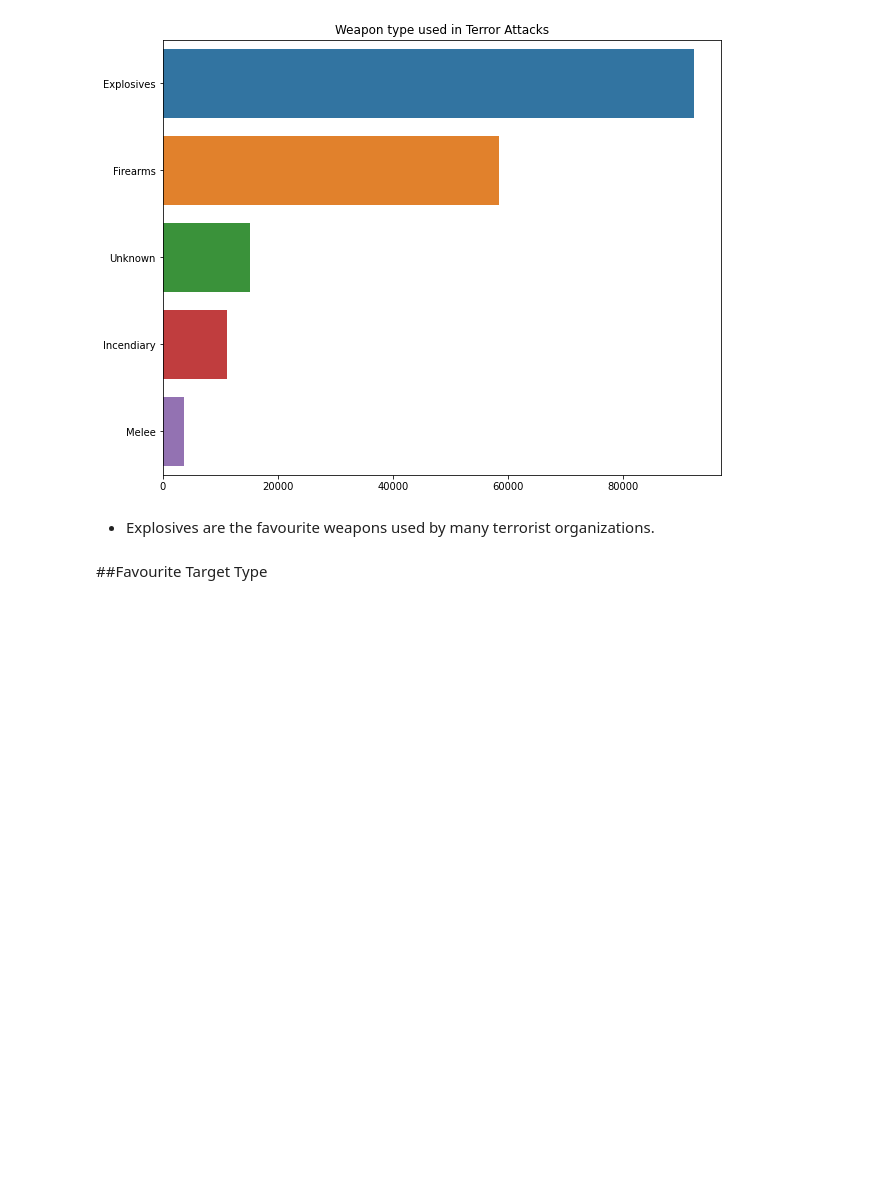
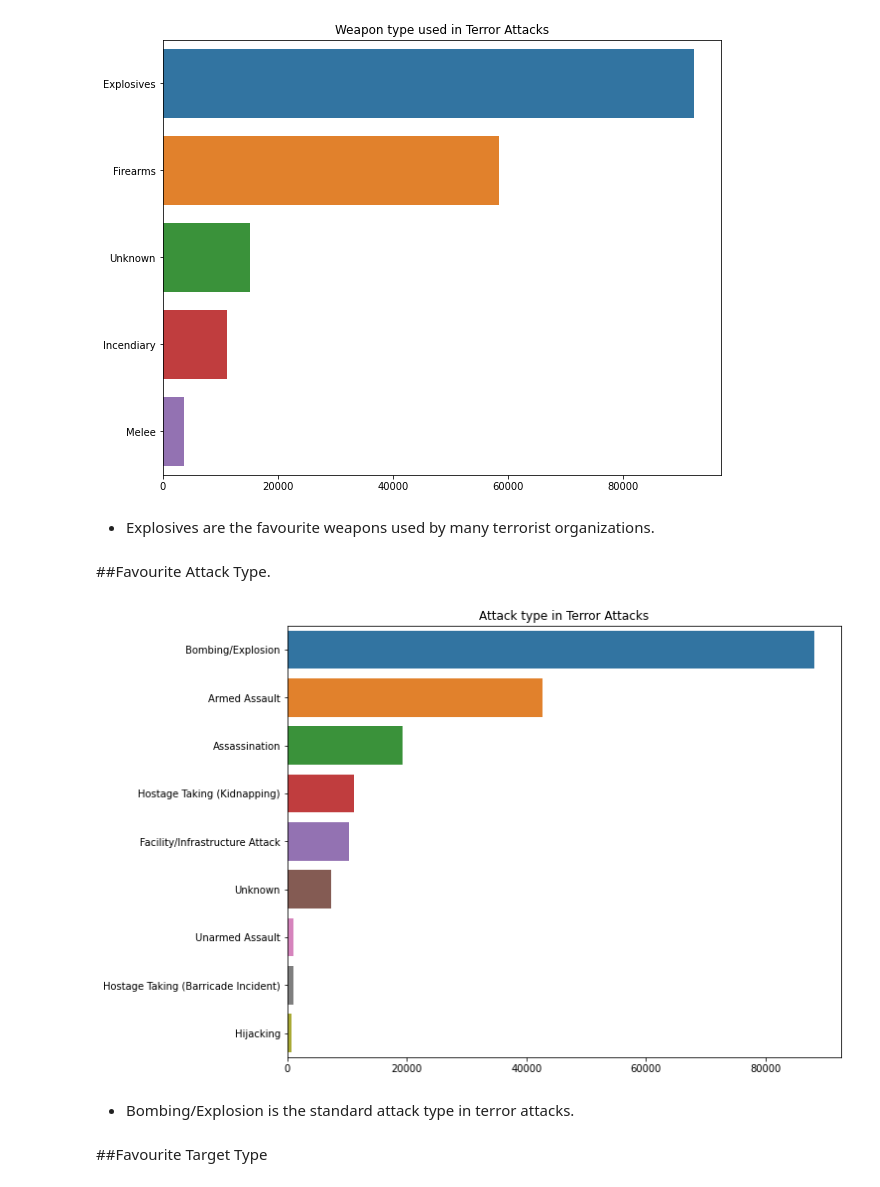
Before and after one commit to himanshukhasdev/Global-Terrorism-Analysis, a Jupyter notebook: Himanshu_Khasdev_Global_Terrorism_Analysis_Capstone_Project.ipynb, the cells around one changed output. Saved outputs shown, nothing was run; the diff lists cells and outputs as text; code cells hidden in the pictures; blank space fills up the shorter version.

```diff
--- a/Himanshu_Khasdev_Global_Terrorism_Analysis_Capstone_Project.ipynb
+++ b/Himanshu_Khasdev_Global_Terrorism_Analysis_Capstone_Project.ipynb
@@ -181,7 +181,7 @@ dtype: object
 # %%
 #This dataset consist of 135 columns and most of the columns are having maximum null values,so we removed the null values and keep only neccessary columns from the dataset.
 
-relevant_columns=['eventid','iyear','imonth','iday','country_txt','provstate','city','region_txt','attacktype1_txt','target1','success','nkill','nwound','summary','gname','targtype1_txt','weaptype1_txt']
+relevant_columns=['eventid','iyear','imonth','iday','country_txt','provstate','city','region_txt','attacktype1_txt','target1','success','nkill','nwound','gname','targtype1_txt','weaptype1_txt']
 # %%
 data = new_df[relevant_columns]
 # %%
@@ -461,6 +535,18 @@ plt.show()
 
 
 *   Explosives are the favourite weapons used by many terrorist organizations.
+# %% [markdown]
+##Favourite Attack Type.
+# %%
+sns.barplot(data['AttackType'].value_counts().values,data['AttackType'].value_counts().index)
+fig=plt.gcf()
+fig.set_size_inches(10,8)
+plt.title('Attack type in Terror Attacks')
+plt.show()
+# %% [output]
+[figure, added]
+# %% [markdown]
+*   Bombing/Explosion is the standard attack type in terror attacks.
 # %% [markdown]
 ##Favourite Target Type
 # %%
```
Also changed, not shown: parts of 32 cells of this notebook.
